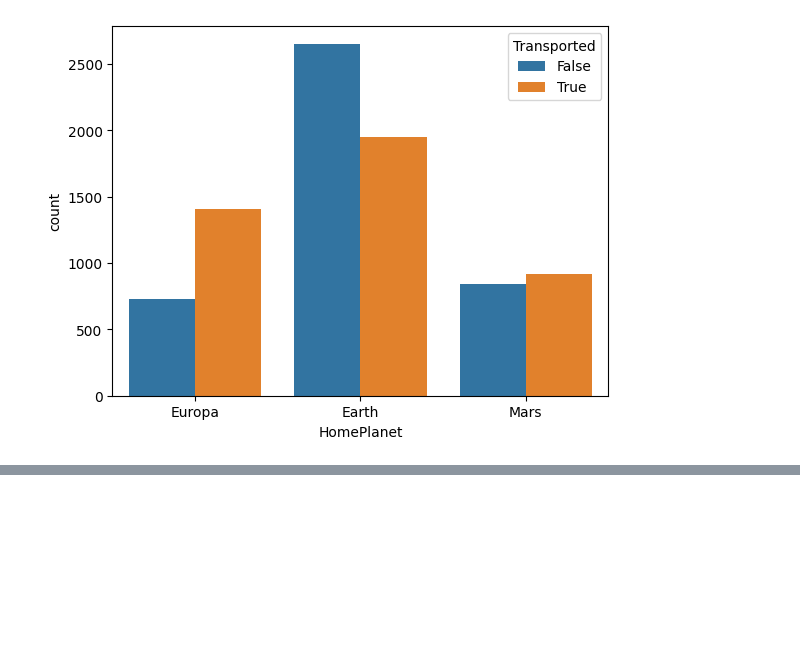
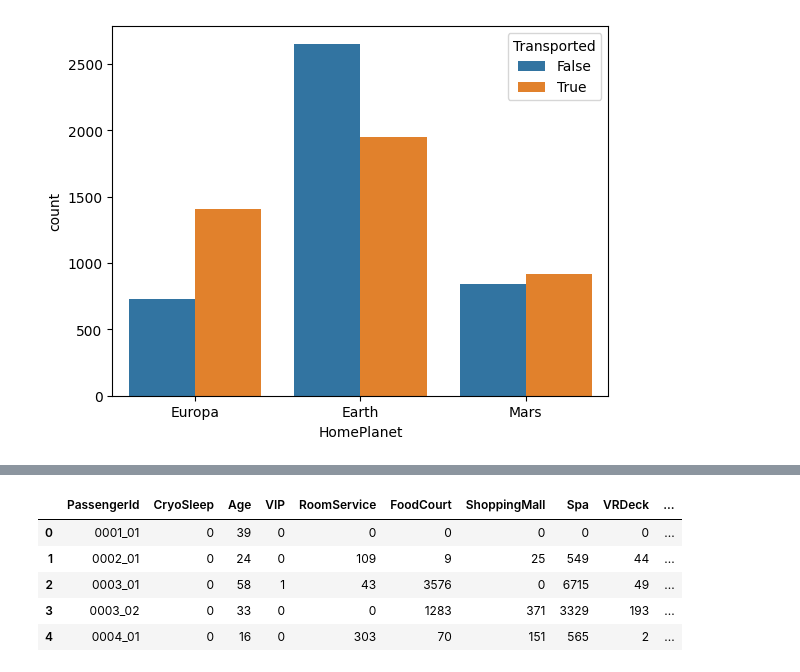
Before and after one commit to saajann/data-science, a Jupyter notebook: preprocessing/02_spaceship_titanic.ipynb, the cells around one changed output, grey strips where cells are left out. Drawn from its saved outputs; the diff is of its cells as text; code cells hidden in the pictures; blank space fills up the shorter version.

```diff
--- a/preprocessing/02_spaceship_titanic.ipynb
+++ b/preprocessing/02_spaceship_titanic.ipynb
@@ -112,5 +171,5 @@ class FeatureDropper(BaseEstimator, TransformerMixin):
         return self
 
     def transform(self, X):
-        X = X.drop(columns=['Name'], axis=1)
+        X = X.drop(columns=['Name', 'Cabin'], axis=1)
         return X
@@ -117,8 +185,10 @@ class FeatureDropper(BaseEstimator, TransformerMixin):
 # %%
 from sklearn.pipeline import Pipeline
 
-pipeline = Pipeline([('missingdataimputer', MissingDataImputer()),
+pipeline = Pipeline([('missingdataimputer', MissingDataImputer()), # 'RoomService', 'FoodCourt', 'ShoppingMall', 'Spa', 'VRDeck', 'Age'
                      ('nadropper', NADropper()),
-                     ('featuredropper', FeatureDropper())])
+                     ('featureencoder', FeatureEncoder()), # 'VIP', 'CryoSleep'
+                     ('featuredropper', FeatureDropper())]) # 'Name'
 # %%
-train = pipeline.fit_transform(train)
+train_pipelined = pipeline.fit_transform(train)
+test_pipelined = pipeline.fit_transform(test)
@@ -147,0 +253,9 @@ memory usage: 793.2+ KB
+# %%
+train_pipelined.head()
+# %% [output]
+|  | PassengerId | CryoSleep | Age | VIP | RoomService | FoodCourt | ShoppingMall | Spa | VRDeck | ... |
+| 0 | 0001_01 | 0 | 39 | 0 | 0 | 0 | 0 | 0 | 0 | ... |
+| 1 | 0002_01 | 0 | 24 | 0 | 109 | 9 | 25 | 549 | 44 | ... |
+| 2 | 0003_01 | 0 | 58 | 1 | 43 | 3576 | 0 | 6715 | 49 | ... |
+| 3 | 0003_02 | 0 | 33 | 0 | 0 | 1283 | 371 | 3329 | 193 | ... |
+| 4 | 0004_01 | 0 | 16 | 0 | 303 | 70 | 151 | 565 | 2 | ... |
```
Also changed, not shown: parts of 16 cells of this notebook, 1 other file.
